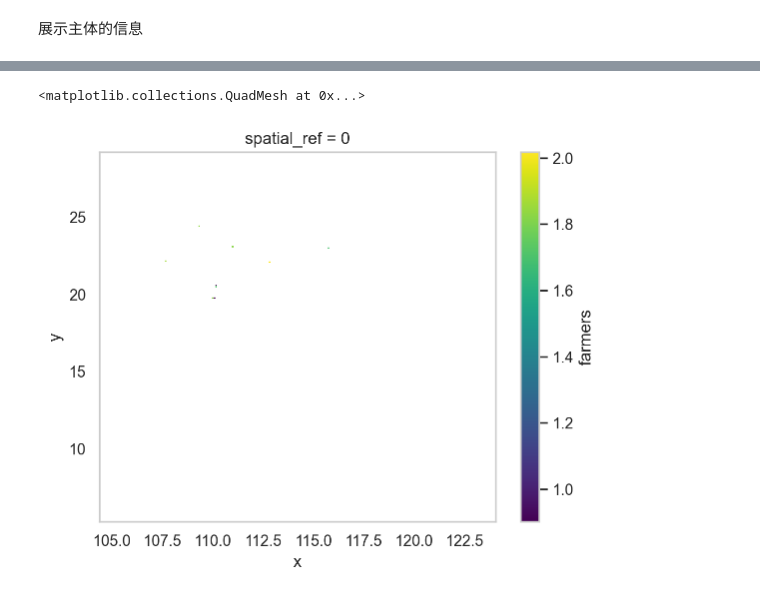
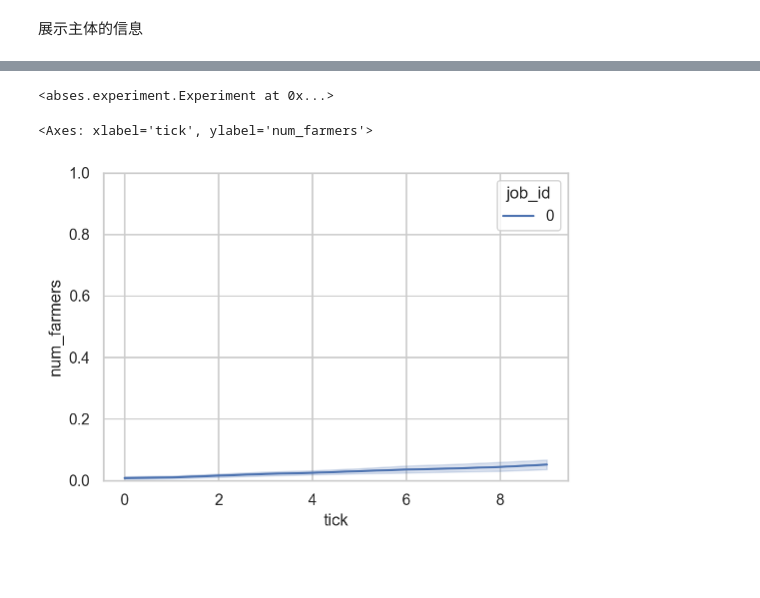
Before and after one commit to SongshGeo/South-China-Livehood-Evolution, a Jupyter notebook: docs/demo.ipynb, the cells around one changed output, grey strips where cells are left out. Cells and saved outputs as stored; diff of their text form; code cells hidden in the pictures; blank space fills up the shorter version.

Commit message:
feat(analysis): :sparkles: combine different exp results and plot dynamic line

```diff
--- a/docs/demo.ipynb
+++ b/docs/demo.ipynb
@@ -125,6 +129 @@ model.actors.plot.hist("size")
-# %%
-np.log10(model.nature.get_xarray("farmers").where(model.nature.mask)).plot()
-# %% [output]
-<matplotlib.collections.QuadMesh at 0x...>
-[figure, removed]
 # %%
@@ -134,0 +134,9 @@ exp.batch_run(cfg=cfg, repeats=10, parallels=10)
+# %%
+MyExperiment(Model)
+# %% [output]
+<abses.experiment.Experiment at 0x...>
+# %%
+exp.plot_agg_dynamic("farmers", "num")
+# %% [output]
+<Axes: xlabel='tick', ylabel='num_farmers'>
+[figure, added]
```
Also changed, not shown: parts of 17 cells of this notebook, 4 other files.
